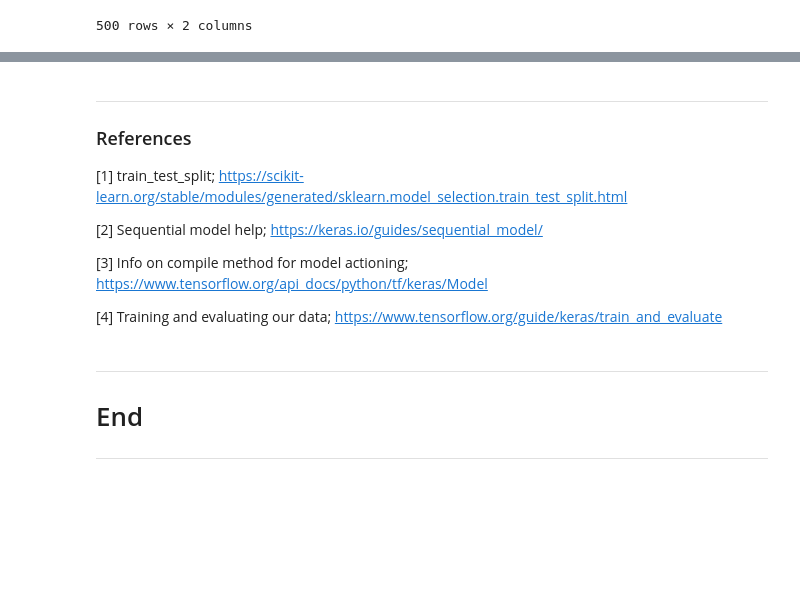
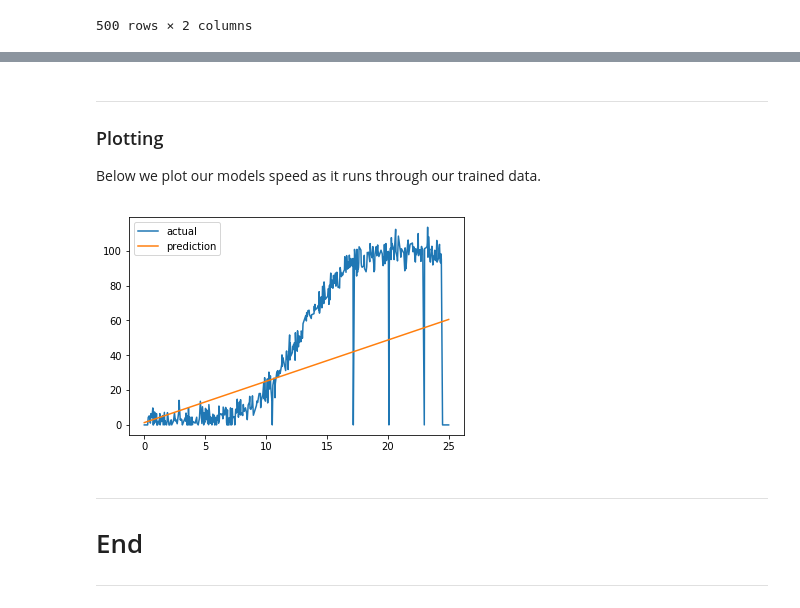
Before and after one commit to CuanOConnor/ETech-Project, a Jupyter notebook: ETech-Proj-Notebook.ipynb, the cells around one changed output, grey strips where cells are left out. Cells and saved outputs as stored; diff of their text form; code cells hidden in the pictures; blank space fills up the shorter version.

Commit message:
Did some major simplification of the process in an attempt to get a more stable dataset

```diff
--- a/ETech-Proj-Notebook.ipynb
+++ b/ETech-Proj-Notebook.ipynb
@@ -41,9 +34,9 @@ from keras.layers import Dense
 # %%
 # Save our dataset to a variable and print
-powerProduction = pd.read_csv(
+dataset = pd.read_csv(
     "https://raw.githubusercontent.com/ianmcloughlin/2020A-machstat-project/master/dataset/powerproduction.csv")
 
-powerProduction
+dataset
 # %% [output]
 |  | speed | power |
 | 0 | 0.000 | 0.000 |
@@ -63,7 +56,3 @@ powerProduction
 | 498 | 24.950 | 0.000 |
 | 499 | 25.000 | 0.000 |
 500 rows × 2 columns
-# %%
-# form a dataset array from the values in our powerProduction
-dataset = powerProduction.values
-dataset
@@ -210,0 +67,7 @@ model.evaluate(X_test, Y_test)[1]
+# %%
+# Build the model.
+model = kr.models.Sequential()
+model.add(kr.layers.Dense(1, input_shape=(1,), activation="linear", kernel_initializer='ones', bias_initializer='zeros'))
+model.compile('adam', loss='mean_squared_error')
+# Fit the data.
+model.fit(dataset['speed'], dataset['power'], epochs=100)
@@ -211,17 +107,18 @@ model.evaluate(X_test, Y_test)[1]
+# %% [markdown]
+***
+### Plotting
+
+Below we plot our models speed as it runs through our trained data.
+# %%
+plt.plot(dataset['speed'], dataset['power'], label='actual')
+plt.plot(dataset['speed'], model.predict(dataset['speed']), label='prediction')
+plt.legend()
+plt.show()
+# %% [output]
+[figure, added]
 # %%
 # saving the model localy to be accessed by our script
 model.save(os.path.join("model.h5"))
-# %% [markdown]
-***
-### References
-
-[1] train_test_split; https://scikit-learn.org/stable/modules/generated/sklearn.model_selection.train_test_split.html
-
-[2] Sequential model help; https://keras.io/guides/sequential_model/
-
-[3] Info on compile method for model actioning; https://www.tensorflow.org/api_docs/python/tf/keras/Model
-
-[4] Training and evaluating our data; https://www.tensorflow.org/guide/keras/train_and_evaluate
 # %% [markdown]
 ***
 # End
```
Also changed, not shown: parts of 16 cells of this notebook, 1 other file.
